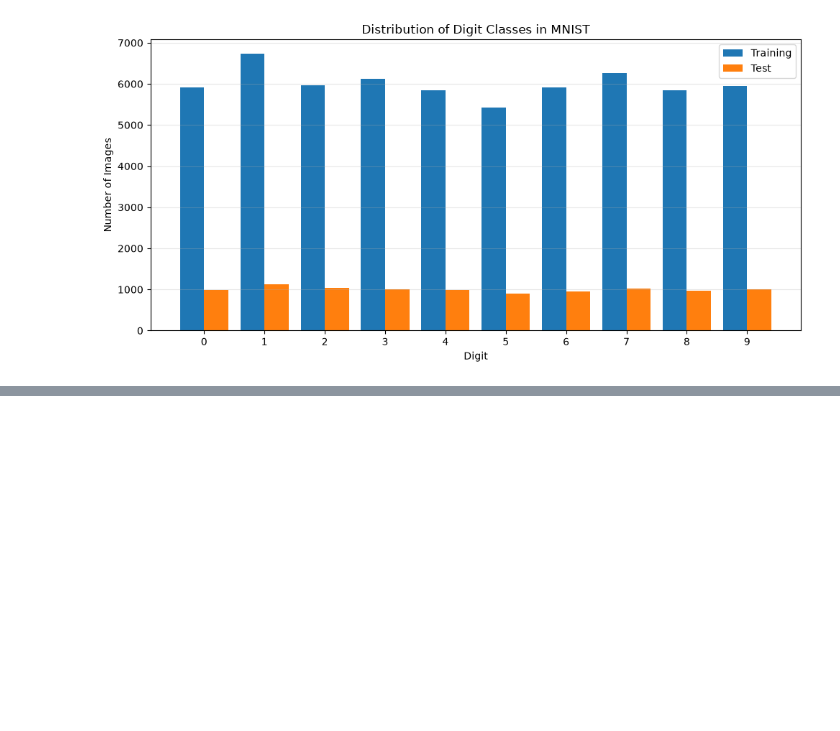
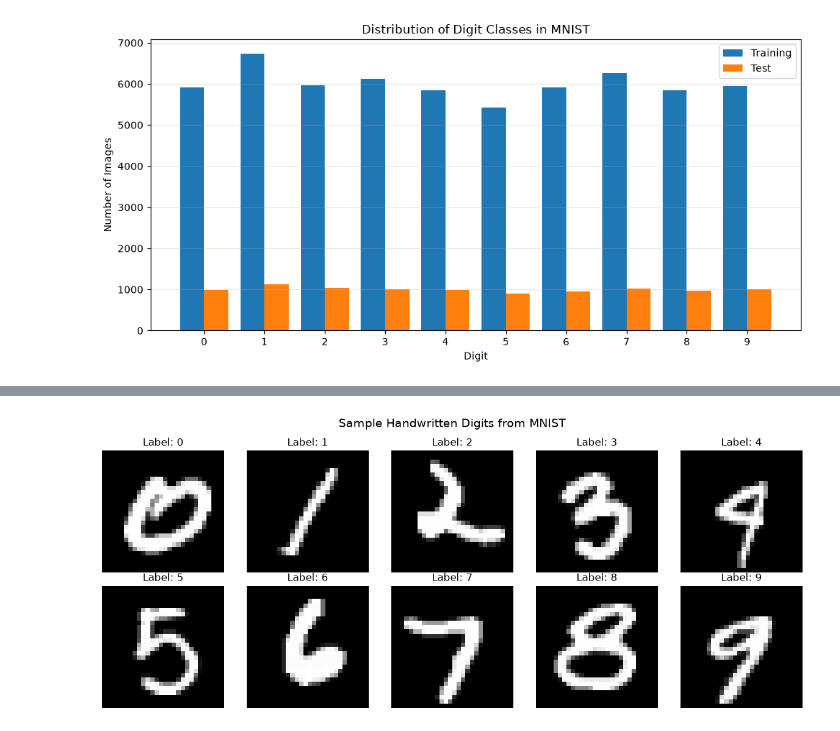
Before and after one commit to CyrilCele/mnist-lecun-cnn, a Jupyter notebook: notebooks/mnist_cnn_comparison.ipynb, the cells around one changed output, grey strips where cells are left out. Saved outputs shown, nothing was run; the diff lists cells and outputs as text; code cells hidden in the pictures; blank space fills up the shorter version.

Commit message:
visulaise sample handwritten digits

```diff
--- a/notebooks/mnist_cnn_comparison.ipynb
+++ b/notebooks/mnist_cnn_comparison.ipynb
@@ -161,0 +178,25 @@ Digit     Training       Test
+# %%
+"""Visulaise sample handwritten digits from the MNIST training dataset."""
+
+# Select one reproducible random example from each of digit class.
+rng = np.random.default_rng(42)
+
+fig, axes = plt.subplots(2, 5, figsize=(12, 5))
+
+for digit, ax in enumerate(axes.flat):
+    # Find all training images belonging to the current digit.
+    digit_indices = np.where(y_train == digit)[0]
+
+    # Select one image at random.
+    image_index = rng.choice(digit_indices)
+
+    # Display the image and its label.
+    ax.imshow(x_train[image_index], cmap="gray")
+    ax.set_title(f"Label: {digit}")
+    ax.axis("off")
+
+plt.suptitle("Sample Handwritten Digits from MNIST", fontsize=14)
+plt.tight_layout()
+plt.show()
+# %% [output]
+[figure, added]
```
Also changed, not shown: parts of 1 cell of this notebook.
